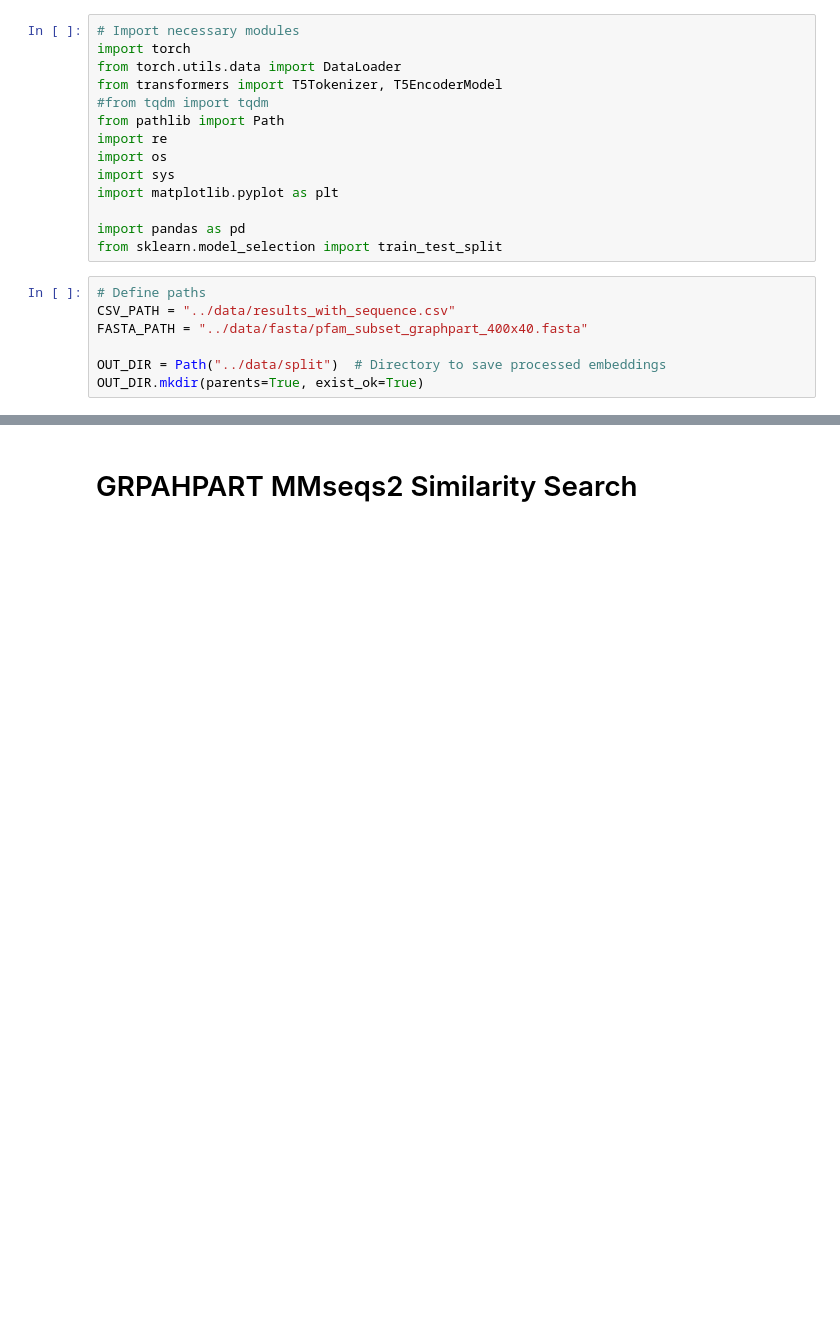
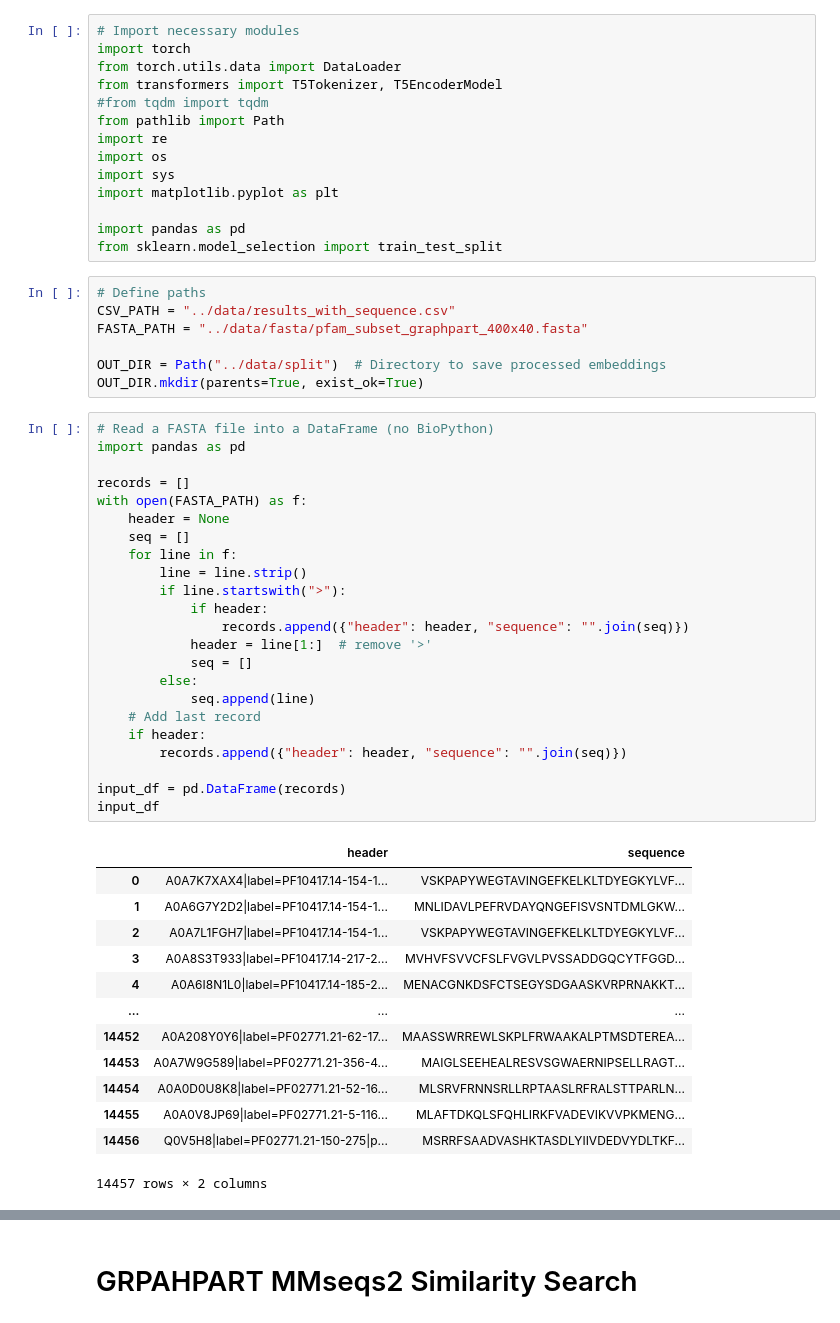
Before and after one commit to TobiasNeumeier/ProteinPrediction, a Jupyter notebook: notebooks/clustering_and_train_test_split.ipynb, the cells around one changed output, grey strips where cells are left out. Saved outputs shown, nothing was run; the diff lists cells and outputs as text; blank space fills up the shorter version.

```diff
--- a/notebooks/clustering_and_train_test_split.ipynb
+++ b/notebooks/clustering_and_train_test_split.ipynb
@@ -21,3 +21,40 @@ FASTA_PATH = "../data/fasta/pfam_subset_graphpart_400x40.fasta"
 
 OUT_DIR = Path("../data/split")  # Directory to save processed embeddings
 OUT_DIR.mkdir(parents=True, exist_ok=True)
+# %%
+# Read a FASTA file into a DataFrame (no BioPython)
+import pandas as pd
+
+records = []
+with open(FASTA_PATH) as f:
+    header = None
+    seq = []
+    for line in f:
+        line = line.strip()
+        if line.startswith(">"):
+            if header:
+                records.append({"header": header, "sequence": "".join(seq)})
+            header = line[1:]  # remove '>'
+            seq = []
+        else:
+            seq.append(line)
+    # Add last record
+    if header:
+        records.append({"header": header, "sequence": "".join(seq)})
+
+input_df = pd.DataFrame(records)
+input_df
+# %% [output]
+|  | header | sequence |
+| 0 | A0A7K7XAX4|label=PF10417.14-154-1... | VSKPAPYWEGTAVINGEFKELKLTDYEGKYLVF... |
+| 1 | A0A6G7Y2D2|label=PF10417.14-154-1... | MNLIDAVLPEFRVDAYQNGEFISVSNTDMLGKW... |
+| 2 | A0A7L1FGH7|label=PF10417.14-154-1... | VSKPAPYWEGTAVINGEFKELKLTDYEGKYLVF... |
+| 3 | A0A8S3T933|label=PF10417.14-217-2... | MVHVFSVVCFSLFVGVLPVSSADDGQCYTFGGD... |
+| 4 | A0A6I8N1L0|label=PF10417.14-185-2... | MENACGNKDSFCTSEGYSDGAASKVRPRNAKKT... |
+| ... | ... | ... |
+| 14452 | A0A208Y0Y6|label=PF02771.21-62-17... | MAASSWRREWLSKPLFRWAAKALPTMSDTEREA... |
+| 14453 | A0A7W9G589|label=PF02771.21-356-4... | MAIGLSEEHEALRESVSGWAERNIPSELLRAGT... |
+| 14454 | A0A0D0U8K8|label=PF02771.21-52-16... | MLSRVFRNNSRLLRPTAASLRFRALSTTPARLN... |
+| 14455 | A0A0V8JP69|label=PF02771.21-5-116... | MLAFTDKQLSFQHLIRKFVADEVIKVVPKMENG... |
+| 14456 | Q0V5H8|label=PF02771.21-150-275|p... | MSRRFSAADVASHKTASDLYIIVDEDVYDLTKF... |
+14457 rows × 2 columns
```
Also changed, not shown: parts of 6 cells of this notebook, 1 other file.
